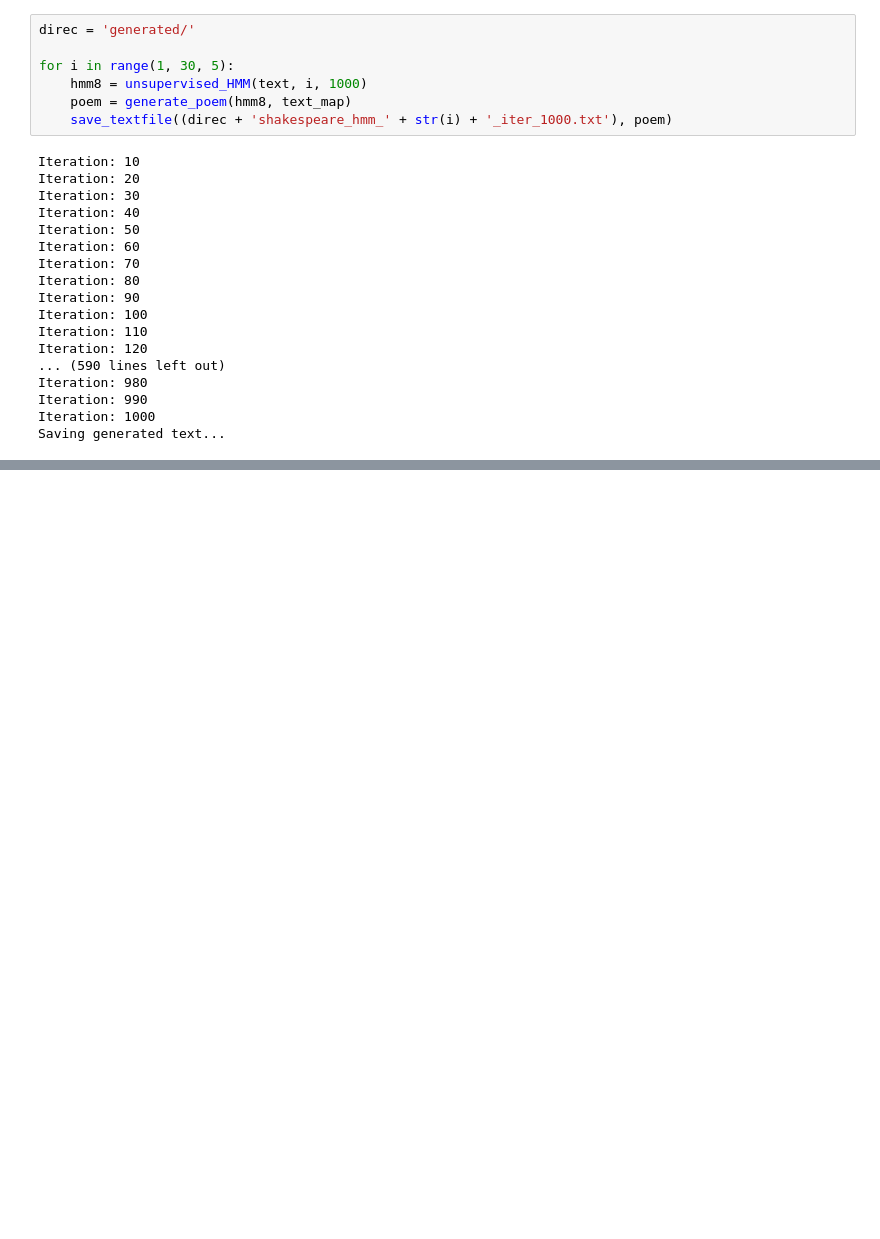
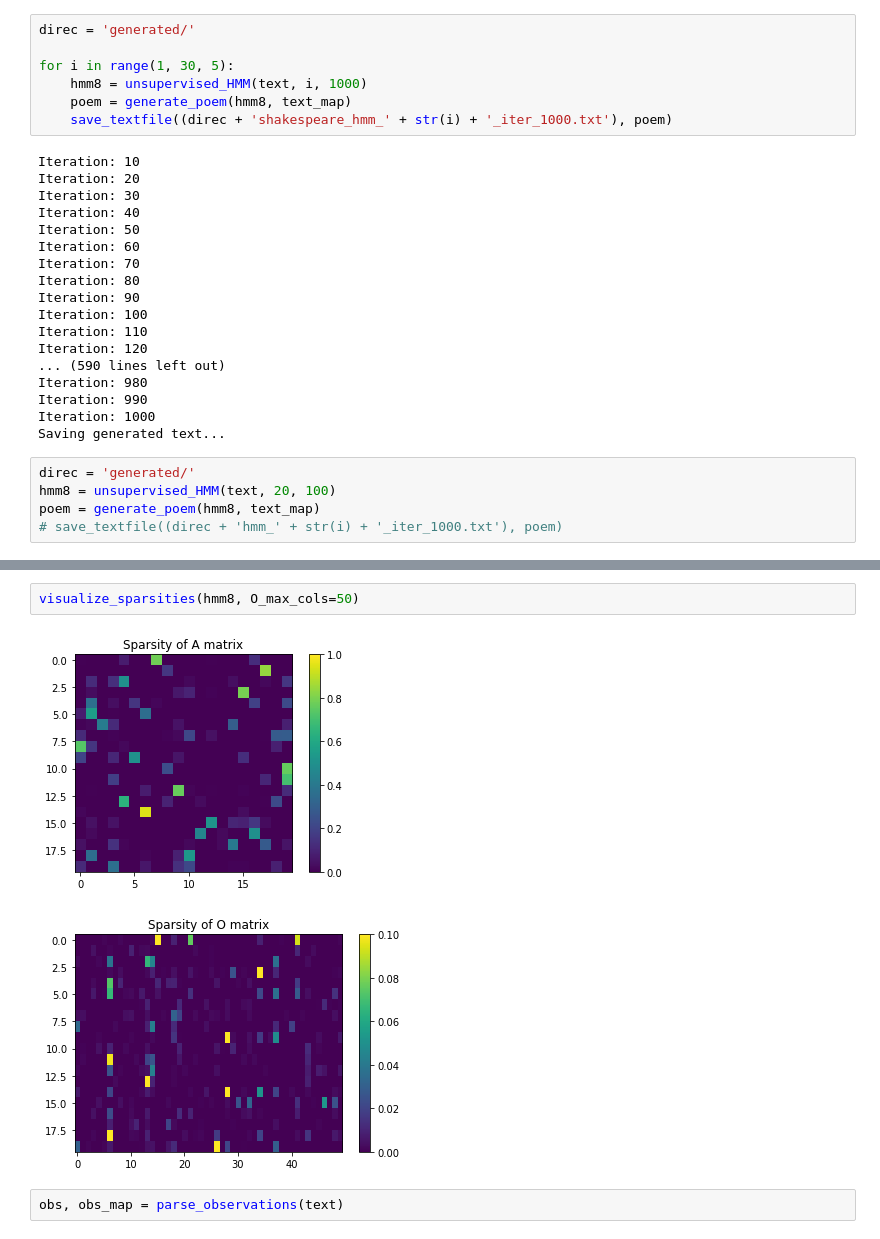
Before and after one commit to annechen112995/ShakespeareSonnet, a Jupyter notebook: src/Shakespeare.ipynb, the cells around one changed output, grey strips where cells are left out. Saved outputs shown, nothing was run; the diff lists cells and outputs as text; blank space fills up the shorter version.

```diff
--- a/src/Shakespeare.ipynb
+++ b/src/Shakespeare.ipynb
@@ -47,3 +56,8 @@ Iteration: 980
 Iteration: 990
 Iteration: 1000
 Saving generated text...
+# %%
+direc = 'generated/'
+hmm8 = unsupervised_HMM(text, 20, 100)
+poem = generate_poem(hmm8, text_map)
+# save_textfile((direc + 'hmm_' + str(i) + '_iter_1000.txt'), poem)
@@ -49,0 +80,7 @@ Saving generated text...
+# %%
+visualize_sparsities(hmm8, O_max_cols=50)
+# %% [output]
+[figure, added]
+[figure, added]
+# %%
+obs, obs_map = parse_observations(text)
```
Also changed, not shown: parts of 5 cells of this notebook, 3 other files.
